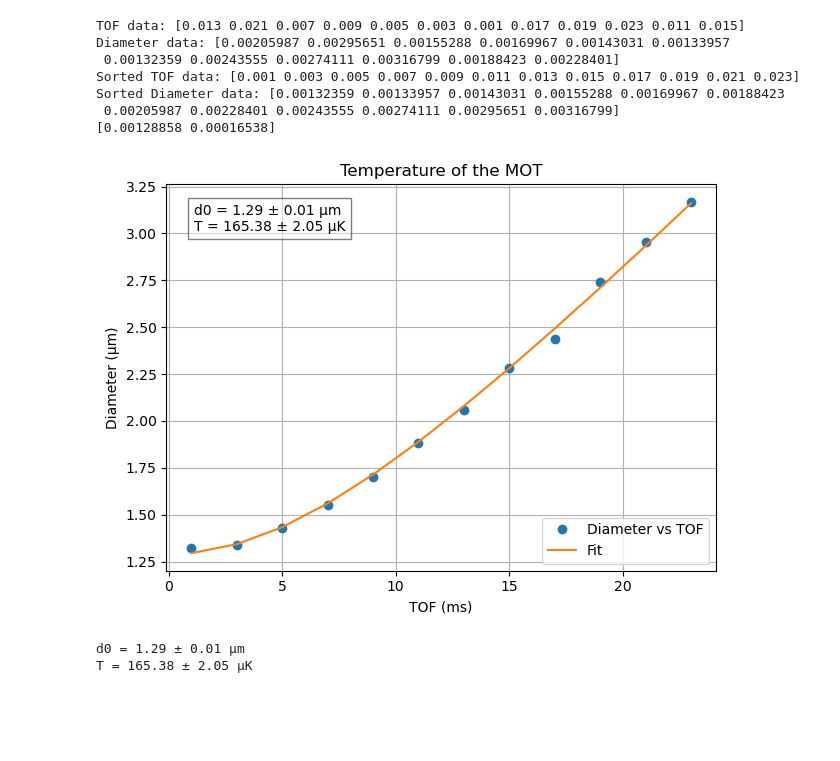
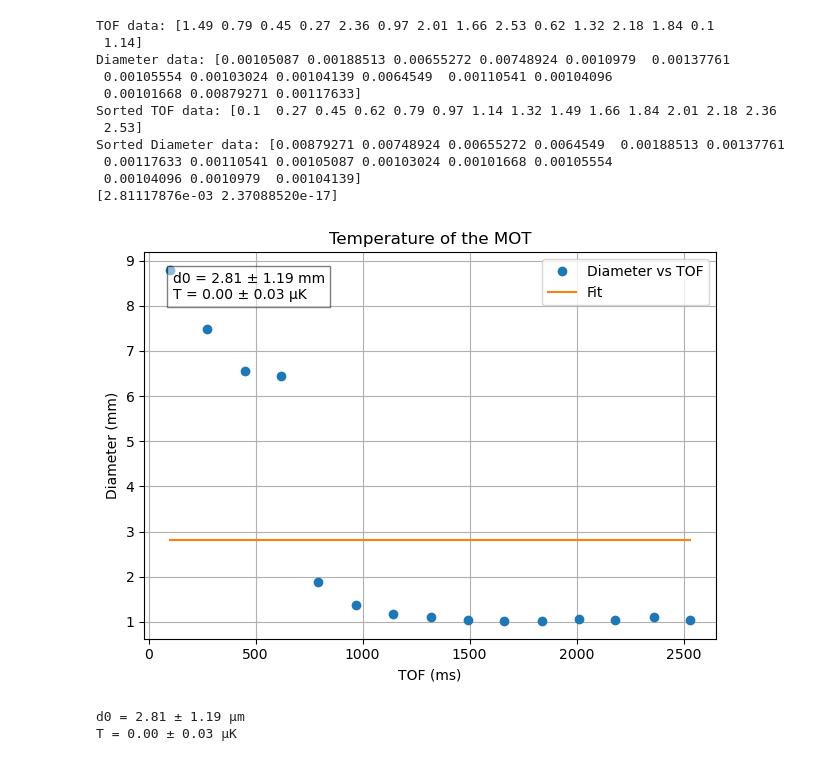
Before and after one commit to harrykendell/ARTIQ, a Jupyter notebook: analysis/plotting_data_post_analysis.ipynb, the cells around one changed output. Saved outputs shown, nothing was run; the diff lists cells and outputs as text; code cells hidden in the pictures; blank space fills up the shorter version.

```diff
--- a/analysis/plotting_data_post_analysis.ipynb
+++ b/analysis/plotting_data_post_analysis.ipynb
@@ -20,7 +20,7 @@ from repository.imaging.processor import AbsImage  # noqa: E402
 
 
 folder_directory = (
-    "../results/2025-08-15/14/"  # Example directory path, adjust as needed
+    "../results/2025-08-28/21/"  # Example directory path, adjust as needed
 )
 file_names = os.listdir(folder_directory)
 
@@ -30,7 +30,7 @@ print(f"Files in directory: {file_names}")
 
 # Enter the name of the file you want to analyze, this file consisit of many runs of of particular scan parameter if you have multiple runs
 particular_directory = (
-    folder_directory + "000008431-AbsorptionImageExpFrag.h5"
+    folder_directory + "000009135-AbsorptionImageExpFrag.h5"
 )  # Example file path, adjust as needed
 
 
@@ -396,13 +412,18 @@ Y0: [569.8813585868429, 520.051585538865, 592.2282327861375, 585.3162440006801,
 # exposure time
 exposure_time = 0.11e-3
 
-scaling_factor = 32.97 * 1e-6
+scaling_factor = 32.25 * 1e-6
 
 # add the exposure time to tof
-scan_params = scan_params + exposure_time
+#scan_params = scan_params + exposure_time
 
 sx = np.array(sx) * scaling_factor  # Convert to mm
 sy = np.array(sy) * scaling_factor  # Convert to mm
+
+
+if e is not None:
+    axis1_params = f1["datasets"][e][()]
+    print("coil_current:", axis1_params)
 
 
 # plot the atom number vs the scan parameter(TOF)
@@ -411,9 +432,8 @@ def plot_atom_number_vs_scan_param(atom_number, scan_param, d):
     Plot atom number vs scan parameter from the given HDF5 file.
     """
     scan_params = f1["datasets"][d][()]
-
     plt.figure(figsize=(4, 3))
-    plt.plot(scan_params * 1e3, atom_number, marker="o", linestyle="none", color="b")
+    plt.plot(scan_params , atom_number, marker="o", linestyle="none", color="b")
     plt.xlabel(scan_param)
     plt.ylabel("Atom Number")
     plt.title("Atom Number vs " + scan_param)
@@ -632,7 +654,7 @@ plot_general(
 import numpy as np
 
 t_data = f1["datasets"][d][()]  # TOF data
-d_data = np.array(sy)  # Diameter data, using sy as an example
+d_data = np.array(sy)  # Diameter data, using sx as an example
 
 
 print("TOF data:", t_data)
@@ -641,7 +663,6 @@ print("Diameter data:", d_data)
 # increasing order t data
 t_data_sorted = np.sort(t_data)
 print("Sorted TOF data:", t_data_sorted)
-
 
 # return index of some value in t_data_sorted
 def get_index_of_value(value, t_data_sorted):
@@ -667,8 +688,10 @@ m = 1.45e-25  # kg
 # Model: sqrt(d0^2 + (kB * T/m) * t^2)
 
 
+
 def model(t, d0, T):
     return np.sqrt(d0**2 + (kB * T * t**2) / m)
+
 
 
 # Fit your existing data
@@ -678,45 +701,49 @@ popt, pcov = curve_fit(model, t_data_sorted, d_data_sorted, p0=p0, bounds=bounds
 d0_fit, T_fit = popt
 d0_err, T_err = np.sqrt(np.diag(pcov))
 
 print(popt)
 
 # Plot
 plt.plot(t_data_sorted * 1e3, d_data_sorted * 1e3, "o", label="data")
 plt.plot(t_data_sorted * 1e3, model(t_data_sorted, *popt) * 1e3, label="fit")
 plt.xlabel("TOF (ms)")
-plt.ylabel("Diameter (μm)")
+plt.ylabel("Diameter (mm)")
 plt.legend(["Diameter vs TOF", "Fit"])
 plt.title("Temperature of the MOT")
 
 # add fit results to the plot with box with proper formatting
-fit_text = f"d0 = {d0_fit * 1e3:.2f} ± {d0_err * 1e3:.2f} μm\nT = {T_fit * 1e6:.2f} ± {T_err * 1e6:.2f} μK"
+fit_text = f"d0 = {d0_fit * 1e3:.2f} ± {d0_err * 1e3:.2f} mm\nT = {T_fit * 1e6:.2f} ± {T_err * 1e6:.2f} μK"
 plt.gca().text(
     0.05,
     0.95,
     fit_text,
     transform=plt.gca().transAxes,
     fontsize=10,
     verticalalignment="top",
     bbox=dict(facecolor="white", alpha=0.5, edgecolor="black"),
 )
 plt.grid(True)
 plt.tight_layout()
 plt.show()
 
 # Print results
 print(f"d0 = {d0_fit * 1e3:.2f} ± {d0_err * 1e3:.2f} μm")
 print(f"T = {T_fit * 1e6:.2f} ± {T_err * 1e6:.2f} μK")
 # %% [output]
-TOF data: [0.013 0.021 0.007 0.009 0.005 0.003 0.001 0.017 0.019 0.023 0.011 0.015]
-Diameter data: [0.00205987 0.00295651 0.00155288 0.00169967 0.00143031 0.00133957
- 0.00132359 0.00243555 0.00274111 0.00316799 0.00188423 0.00228401]
-Sorted TOF data: [0.001 0.003 0.005 0.007 0.009 0.011 0.013 0.015 0.017 0.019 0.021 0.023]
-Sorted Diameter data: [0.00132359 0.00133957 0.00143031 0.00155288 0.00169967 0.00188423
- 0.00205987 0.00228401 0.00243555 0.00274111 0.00295651 0.00316799]
-[0.00128858 0.00016538]
+TOF data: [1.49 0.79 0.45 0.27 2.36 0.97 2.01 1.66 2.53 0.62 1.32 2.18 1.84 0.1
+ 1.14]
+Diameter data: [0.00105087 0.00188513 0.00655272 0.00748924 0.0010979  0.00137761
+ 0.00105554 0.00103024 0.00104139 0.0064549  0.00110541 0.00104096
+ 0.00101668 0.00879271 0.00117633]
+Sorted TOF data: [0.1  0.27 0.45 0.62 0.79 0.97 1.14 1.32 1.49 1.66 1.84 2.01 2.18 2.36
+ 2.53]
+Sorted Diameter data: [0.00879271 0.00748924 0.00655272 0.0064549  0.00188513 0.00137761
+ 0.00117633 0.00110541 0.00105087 0.00103024 0.00101668 0.00105554
+ 0.00104096 0.0010979  0.00104139]
+[2.81117876e-03 2.37088520e-17]
-[figure, old version]
+[figure, new version]
-d0 = 1.29 ± 0.01 μm
-T = 165.38 ± 2.05 μK
+d0 = 2.81 ± 1.19 μm
+T = 0.00 ± 0.03 μK
 # %%
 # pixel calibration fit
 g = 9.81  # m/s^2, gravitational acceleration
```
Also changed, not shown: parts of 6 cells of this notebook, 1 other file.
